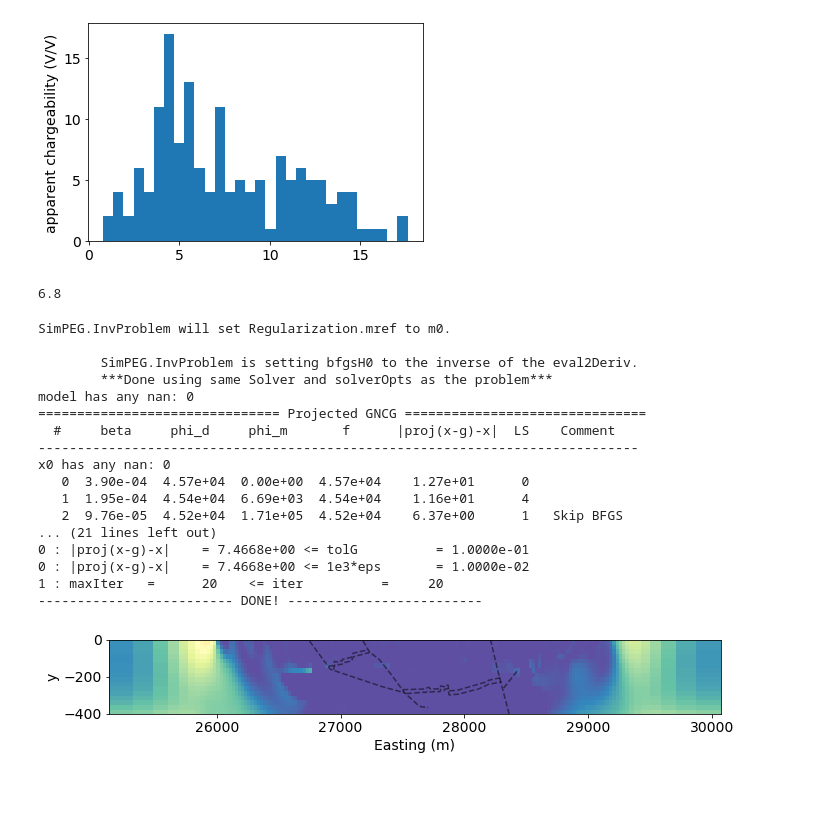
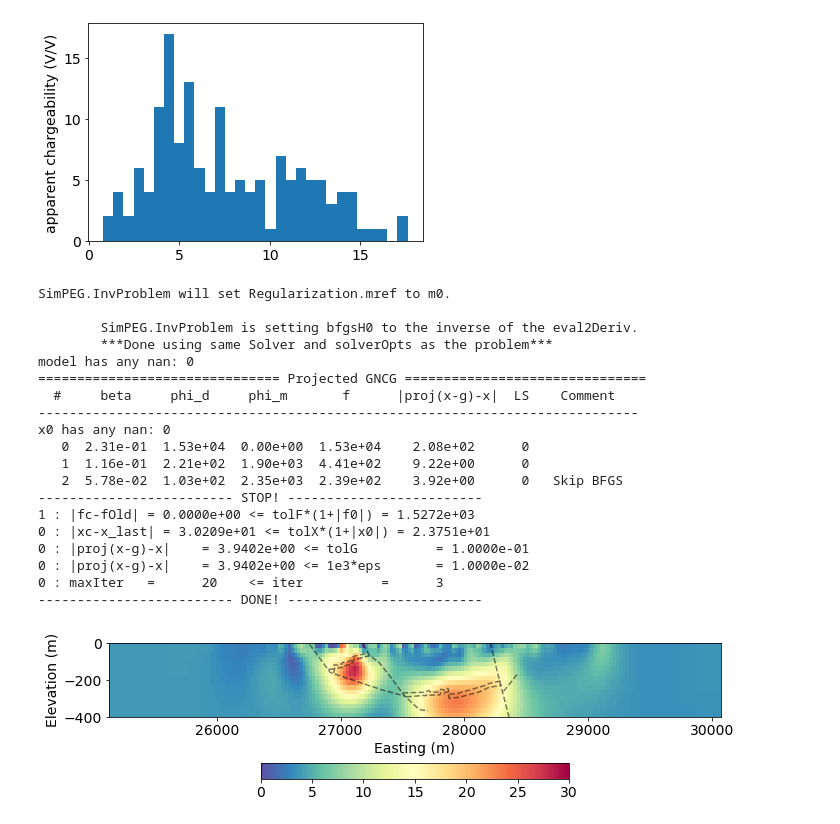
Before and after one commit to simpeg/transform-2020-simpeg, a Jupyter notebook: 1-century-dcip-inversion.ipynb, the cells around one changed output. Saved outputs shown, nothing was run; the diff lists cells and outputs as text; code cells hidden in the pictures; blank space fills up the shorter version.

```diff
--- a/1-century-dcip-inversion.ipynb
+++ b/1-century-dcip-inversion.ipynb
@@ -142,7 +144,7 @@ AVG-GDAT 1.22: CENTURY Converted by RES2POT to conductivitie
 # %% [markdown]
 Next, we write a function to read in these data. Within SimPEG, there are lots of utilities for reading in data, particularly if they are in common formats such as the more recent UBC formats (e.g. see `dc.utils.readUBC_DC2Dpre`).
 # %%
-def read_dcip_data(filename):
+def read_dcip_data(filename, verbose=True):
     """
     Read in a .OBS file from the Century data set into a python dictionary.
     The format is the old UBC-GIF DCIP format.
@@ -151,6 +153,9 @@ def read_dcip_data(filename):
     ----------
     filename : str
         Path to the file to be parsed
+
+    verbose: bool
+        Print some things?
 
 
     Returns
@@ -173,7 +178,9 @@ def read_dcip_data(filename):
 
     # the second line has the number of sources, current, and data type (voltages if 1)
     n_sources = int(contents[1].split()[0])
-    print(f"number of sources: {n_sources}")
+
+    if verbose is True:
+        print(f"number of sources: {n_sources}")
 
     # initialize storage for the electrode locations and data
     a_locations = np.zeros(n_sources)
@@ -197,7 +204,8 @@ def read_dcip_data(filename):
         b_locations[i] = float(b_location)
         nrx = int(nrx)
 
-        print(f"Source {i}: A-loc: {a_location}, B-loc: {b_location}, N receivers: {nrx}")
+        if verbose is True:
+            print(f"Source {i}: A-loc: {a_location}, B-loc: {b_location}, N receivers: {nrx}")
 
         # initialize space for receiver locations, observed data associated with this source
         m_locations_i, n_locations_i = np.zeros(nrx), np.zeros(nrx)
@@ -774,7 +782,7 @@ clim = np.r_[apparent_resistivity.min(), apparent_resistivity.max()]
 
 for a, data, title in zip(
     ax,
-    [dc_data.dobs, invProb.dpred],
+    [dc_data.dobs, inv_prob.dpred],
     ["true", "recovered"]
 ):
     dc.utils.plot_pseudosection(
@@ -934,9 +938,7 @@ Text(0, 0.5, 'apparent chargeability (V/V)')
 [figure]
 # %%
 charge0 = np.median(ip_data.dobs)
-charge0
+charge0 = 4
-# %% [output]
-6.8
 # %%
 m0_ip = charge0 * np.ones(mesh.nC)
 # %%
@@ -965,11 +967,11 @@ target = directives.TargetMisfit()
 
 inv = inversion.BaseInversion(
     invProb, directiveList=[
-        betaest, target, precond, beta
+        betaest, precond, target, beta
     ]
 )
 opt.remember('xc')
-opt.LSshorten = 0.5
+# opt.LSshorten = 0.5
 
 # Run inversion
 charge_opt = inv.run(m0_ip)
@@ -983,27 +985,29 @@ model has any nan: 0
   #     beta     phi_d     phi_m       f      |proj(x-g)-x|  LS    Comment
 -----------------------------------------------------------------------------
 x0 has any nan: 0
-   0  3.90e-04  4.57e+04  0.00e+00  4.57e+04    1.27e+01      0
-   1  1.95e-04  4.54e+04  6.69e+03  4.54e+04    1.16e+01      4
-   2  9.76e-05  4.52e+04  1.71e+05  4.52e+04    6.37e+00      1   Skip BFGS
-... (21 lines left out)
-0 : |proj(x-g)-x|    = 7.4668e+00 <= tolG          = 1.0000e-01
-0 : |proj(x-g)-x|    = 7.4668e+00 <= 1e3*eps       = 1.0000e-02
-1 : maxIter   =      20    <= iter          =     20
+   0  2.31e-01  1.53e+04  0.00e+00  1.53e+04    2.08e+02      0
+   1  1.16e-01  2.21e+02  1.90e+03  4.41e+02    9.22e+00      0
+   2  5.78e-02  1.03e+02  2.35e+03  2.39e+02    3.92e+00      0   Skip BFGS
+------------------------- STOP! -------------------------
+1 : |fc-fOld| = 0.0000e+00 <= tolF*(1+|f0|) = 1.5272e+03
+0 : |xc-x_last| = 3.0209e+01 <= tolX*(1+|x0|) = 2.3751e+01
+0 : |proj(x-g)-x|    = 3.9402e+00 <= tolG          = 1.0000e-01
+0 : |proj(x-g)-x|    = 3.9402e+00 <= 1e3*eps       = 1.0000e-02
+0 : maxIter   =      20    <= iter          =      3
 ------------------------- DONE! -------------------------
 # %%
 fig, ax = plt.subplots(1,1, figsize=(10, 5))
 out = mesh.plotImage(
     charge_opt, pcolorOpts={'cmap':'Spectral_r'}, ax=ax,
-#     clim=(0, 30)
+    clim=(0, 30)
 )
 for data in geologic_section:
     ax.plot(data[:,0], data[:,1], 'k--', alpha=0.5)
 ax.set_ylim((-400, 0))
-# cb = plt.colorbar(out[0], fraction=0.05, orientation='horizontal', ax=ax)
+cb = plt.colorbar(out[0], fraction=0.05, orientation='horizontal', ax=ax)
 ax.set_aspect(1.5)
 ax.set_xlabel('Easting (m)')
-# ax.set_ylabel('Elevation (m)')
+ax.set_ylabel('Elevation (m)')
 plt.tight_layout()
 # %% [output]
-[figure, old version]
+[figure, new version]
```
Also changed, not shown: parts of 12 cells of this notebook, 2 other files.
